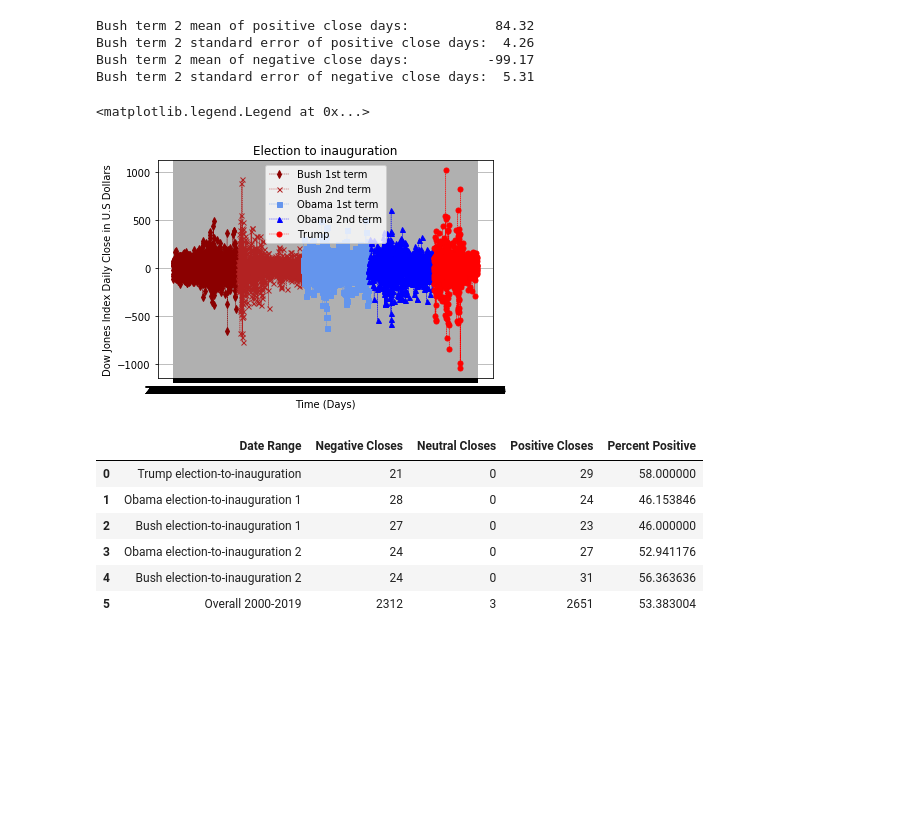
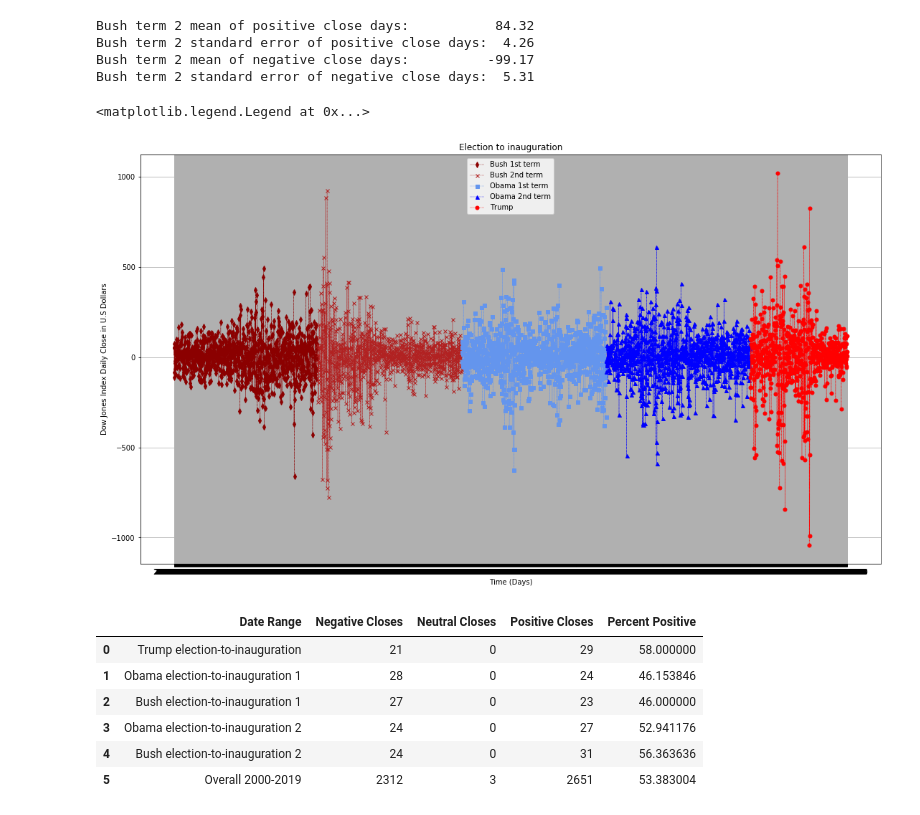
Before and after one commit to 123bmoney0/Project-1---Brute-Force, a Jupyter notebook: Project 1 Brute Force continuing code.ipynb, the cells around one changed output. Drawn from its saved outputs; the diff is of its cells as text; code cells hidden in the pictures; blank space fills up the shorter version.

Commit message:
made stock chart larger

```diff
--- a/Project 1 Brute Force continuing code.ipynb
+++ b/Project 1 Brute Force continuing code.ipynb
@@ -647,35 +647,38 @@ Bush term 2 standard error of negative close days:  5.31
 # %%
 # Plot closing stock prices with different colors/markers for different presidents.
 # This is plotted for each president's term: inauguration to last day of each term.
-
-#plt.xticks(2000, 2020, 100)
 
 # plot several lines on the same axis, indicated here and on each line as ax=ax
 ax = plt.gca()
 
 # Plot 4 drugs plus placebo for survival rates (percentage) over days (Timepoint)
 plt.plot(bush_term1_df["close-open"], "darkred", linestyle="dashed", marker='d', markersize=5, linewidth=0.40)
 plt.plot(bush_term2_df["close-open"], "firebrick", linestyle="dashed", marker='x', markersize=5, linewidth=0.40)
 plt.plot(obama_term1_df["close-open"], "cornflowerblue", linestyle="dashed", marker='s', markersize=5, linewidth=0.40)
 plt.plot(obama_term2_df["close-open"], "blue", linestyle="dashed", marker='^', markersize=5, linewidth=0.40)
 plt.plot(trump_term_df["close-open"], "red", linestyle="dashed", marker = 'o', markersize=5, linewidth=0.40)
 
 # Create a title, x label, and y label for our chart
 plt.title("Election to inauguration")
 plt.xlabel("Time (Days)")
 plt.ylabel("Dow Jones Index Daily Close in U.S Dollars")
 
 # Set a grid on the plot
 ax.xaxis.grid()
 ax.yaxis.grid()
 
+fig = plt.gcf()
+fig.set_size_inches(18.5, 10.5)
+
+#ax.set_size_inches(18.5, 10.5)
+
 # Add the legend
 plt.legend(['Bush 1st term','Bush 2nd term','Obama 1st term','Obama 2nd term','Trump'], loc='upper center')
 # Using loc='best' for the legend put it in the bottom center. Either way, it covers up data we want to see.
 # Show the Figure
 # %% [output]
 <matplotlib.legend.Legend at 0x...>
-[figure, old version]
+[figure, new version]
 # %%
 # Create new dataframe to hold above values for "election-to-inauguration" data
 # Data
```
